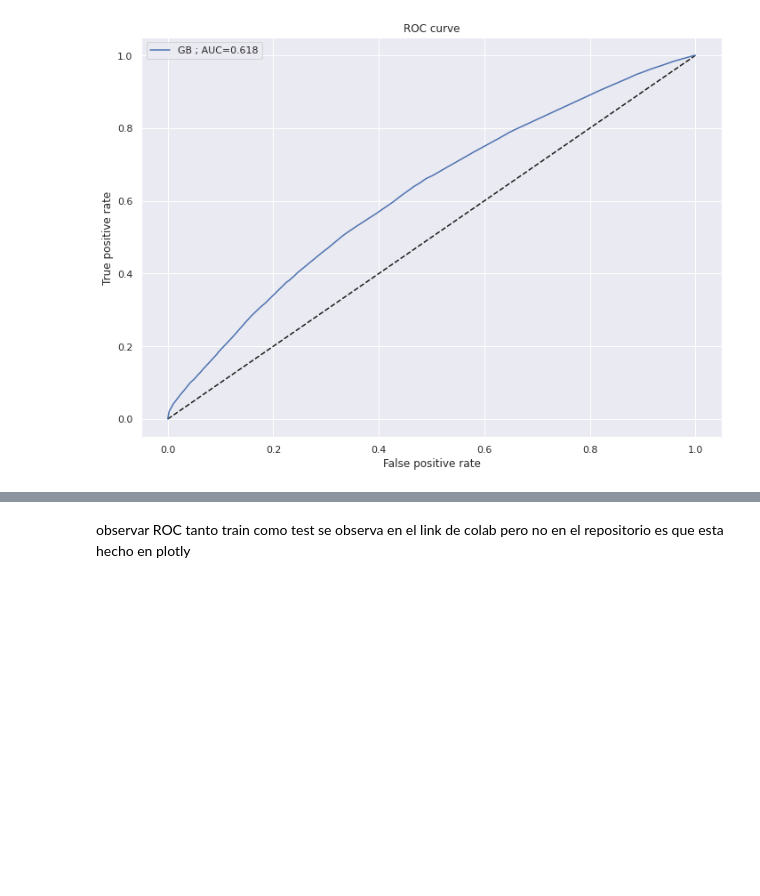
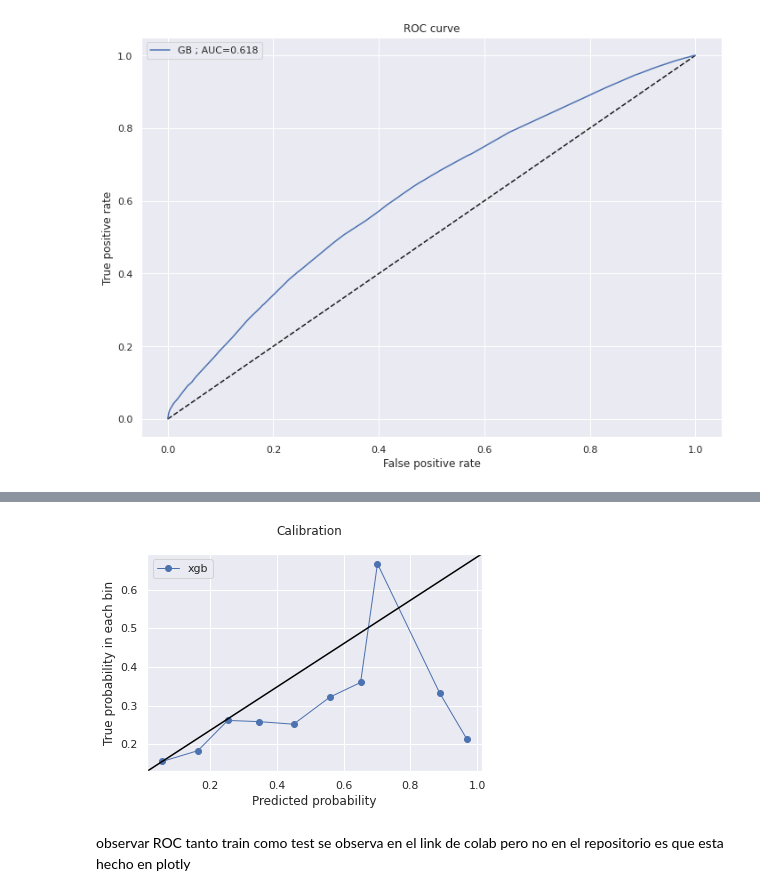
Before and after one commit to CamiloEFB/challenge, a Jupyter notebook: solution.ipynb, the cells around one changed output, grey strips where cells are left out. Cells and saved outputs as stored; diff of their text form; code cells hidden in the pictures; blank space fills up the shorter version.

```diff
--- a/solution.ipynb
+++ b/solution.ipynb
@@ -1071,4 +1054,5 @@ y_test = test["atraso_15"]
 # %%
 X_train= X_train.drop("MES", axis=1)
 X_test= X_test.drop("MES", axis=1)
+X_ho= X_ho.drop("MES", axis=1)
 # %%
@@ -1231,6 +1195,7 @@ var_sel = ['TIPOVUELO_I',
 # %%
 X_train_1 = X_train[var_sel]
 X_test_1 = X_test[var_sel]
+X_ho_1=X_ho[var_sel]
 # %%
 X_train_1
 # %% [output]
@@ -1535,0 +1505,4 @@ from sklearn.datasets import make_classification
+# %%
+xgb.fit(X_train_1, y_train)
+model = CalibratedClassifierCV(xgb, cv='prefit')
+model.fit(X_ho_1 , y_ho)
@@ -1536,3 +1529,57 @@ from sklearn.datasets import make_classification
+# %%
+from sklearn.calibration import calibration_curve
+
+# logreg_y, logreg_x = calibration_curve( y_test, modelo_L.predict_proba(x_test[variables])[:, 1], n_bins=10,normalize = True)
+
+# rf_y, rf_x = calibration_curve( y_test, modelo_rf.predict_proba(x_test[variables])[:, 1], n_bins=10,normalize = True)
+
+xgb_y, xgb_x = calibration_curve( y_ho, model.predict_proba(X_ho_1)[:, 1], n_bins=10,normalize = True)
+# %%
+%matplotlib inline
+
+import matplotlib.pyplot as plt
+
+import matplotlib.lines as mlines
+
+import matplotlib.transforms as mtransforms
+
+
+
+
+
+
+
+fig, ax = plt.subplots()
+
+# only these two lines are calibration curves
+
+# plt.plot(logreg_x,logreg_y, marker='o', linewidth=1, label='logreg')
+
+# plt.plot(rf_x, rf_y, marker='o', linewidth=1, label='rf')
+
+plt.plot(xgb_x, xgb_y, marker='o', linewidth=1, label='xgb')
+
+# reference line, legends, and axis labels
+
+line = mlines.Line2D([0, 1], [0, 1], color='black')
+
+transform = ax.transAxes
+
+line.set_transform(transform)
+
+ax.add_line(line)
+
+fig.suptitle('Calibration')
+
+ax.set_xlabel('Predicted probability')
+
+ax.set_ylabel('True probability in each bin')
+
+plt.legend()
+
+plt.show()
+# %% [output]
+[figure, added]
 # %% [markdown]
 observar ROC tanto train como test se observa en el link de colab pero no en el repositorio es que esta hecho en plotly
 # %%
```
Also changed, not shown: parts of 36 cells of this notebook.
